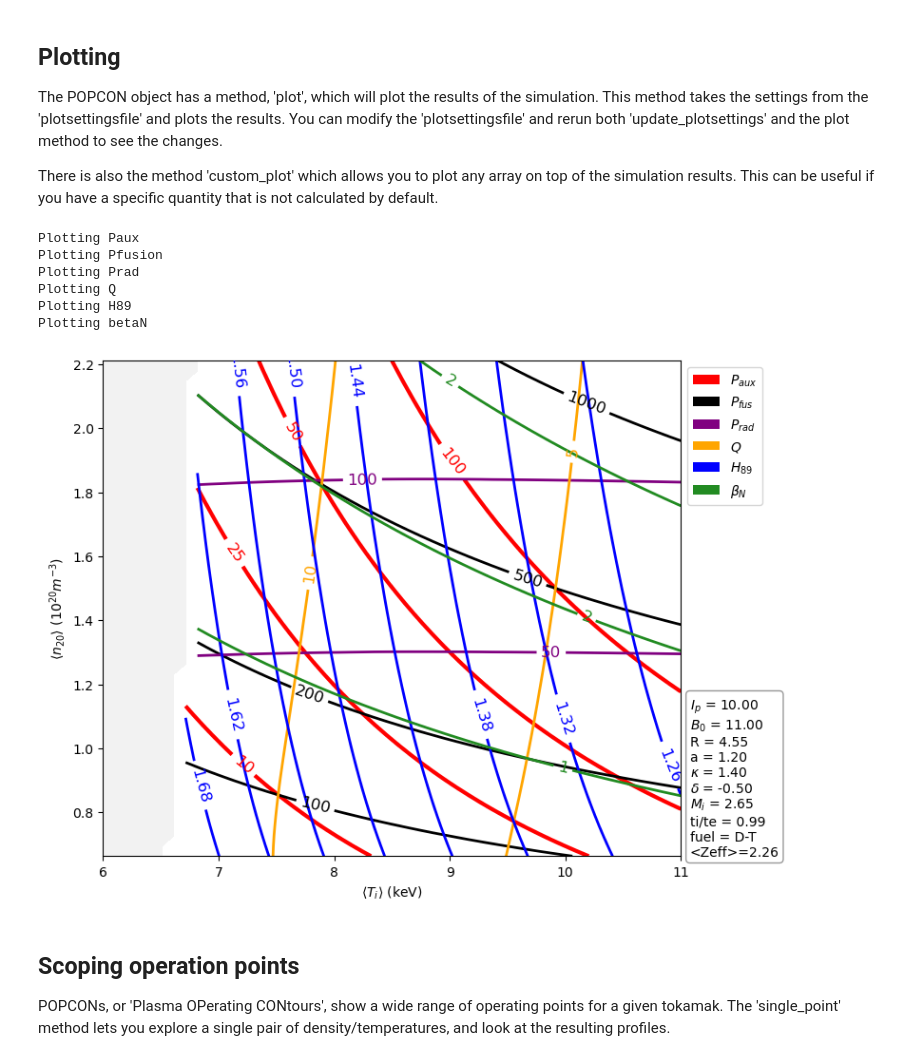
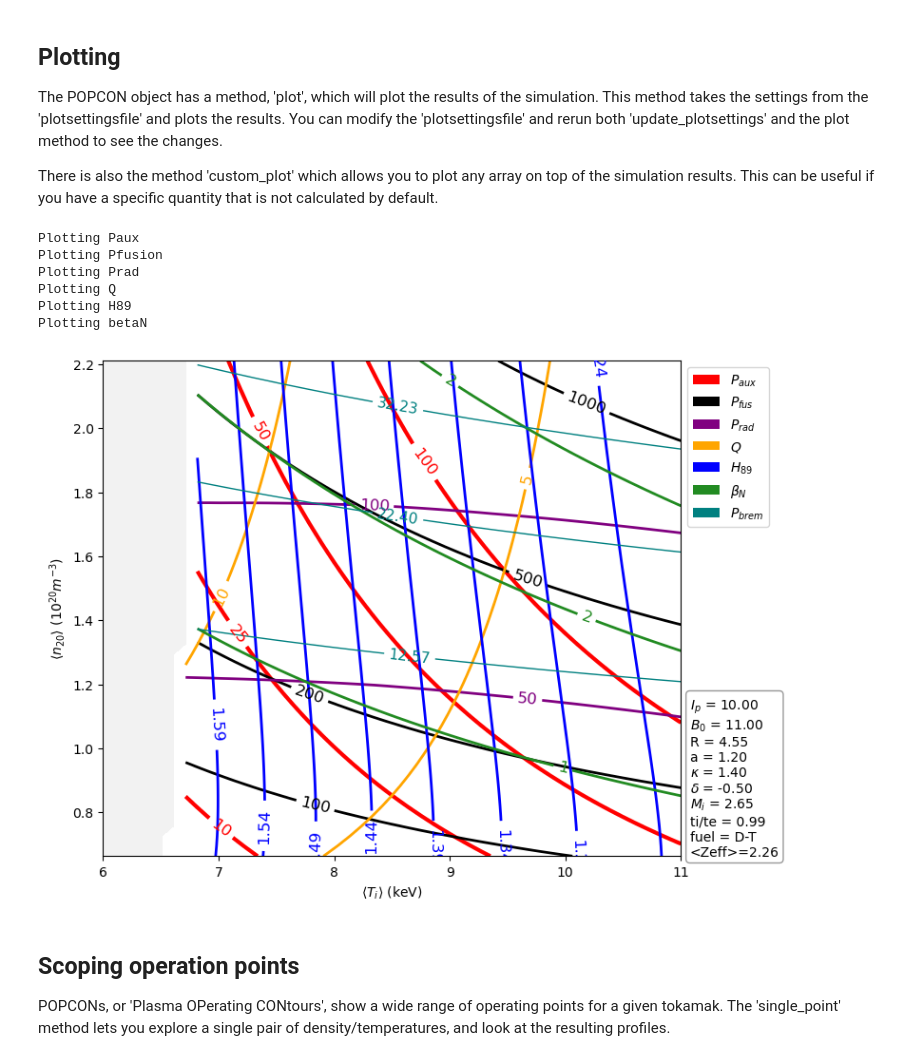
Before and after one commit to hansec/OpenPOPCON, a Jupyter notebook: resources/examples/MANTA/manta_ex.ipynb, the cells around one changed output. Drawn from its saved outputs; the diff is of its cells as text; code cells hidden in the pictures.

```diff
--- a/resources/examples/MANTA/manta_ex.ipynb
+++ b/resources/examples/MANTA/manta_ex.ipynb
@@ -47,24 +57,25 @@ The POPCON object has a method, 'plot', which will plot the results of the simul
 There is also the method 'custom_plot' which allows you to plot any array on top of the simulation results. This can be useful if you have a specific quantity that is not calculated by default.
 # %%
 pc.update_plotsettings()
-fig, ax = pc.plot(show=True)
+fig, ax = pc.plot(show=False)
 
-## Example of how to plot a custom quantity
-# B_brem = np.empty((pc.settings.Nn, pc.settings.NTi))
-# rho = pc.params[-1].sqrtpsin
-# for i in range(pc.settings.Nn):
-#     for j in range(pc.settings.NTi):
-#         B_brem[i,j] = pc.params[-1].volume_integral(rho, pc.params[-1]._P_brem_rad(rho, pc.outputs[-1].T_e_max[j], pc.outputs[-1].n_e_20_max[i]))
-# pc.custom_plot(fig, ax, -1, B_brem, np.linspace(np.min(B_brem), np.max(B_brem), 5), 'teal', 1., r'$P_{brem}$')
-# ax.legend(bbox_to_anchor=(1, 1), loc='upper left')
+# Example of how to plot a custom quantity
+P_synchotron = np.empty((pc.settings.Nn, pc.settings.NTi))
+rho = pc.algorithms.sqrtpsin
+for i in range(pc.settings.Nn):
+    for j in range(pc.settings.NTi):
+        P_synchotron[i,j] = pc.algorithms.volume_integral(rho, pc.algorithms._P_brem_rad(rho, pc.output.T_e_max[j], pc.output.n_e_20_max[i]))
+pc.custom_plot(fig, ax, P_synchotron, np.linspace(np.min(P_synchotron), np.max(P_synchotron), 5), 'teal', 1., r'$P_{brem}$')
+ax.legend(bbox_to_anchor=(1, 1), loc='upper left')
+fig.show()
 # %% [output]
 Plotting Paux
 Plotting Pfusion
 Plotting Prad
 Plotting Q
 Plotting H89
 Plotting betaN
-[figure, old version]
+[figure, new version]
 # %% [markdown]
 ## Scoping operation points
 
```
Also changed, not shown: parts of 5 cells of this notebook, 1 other file.
